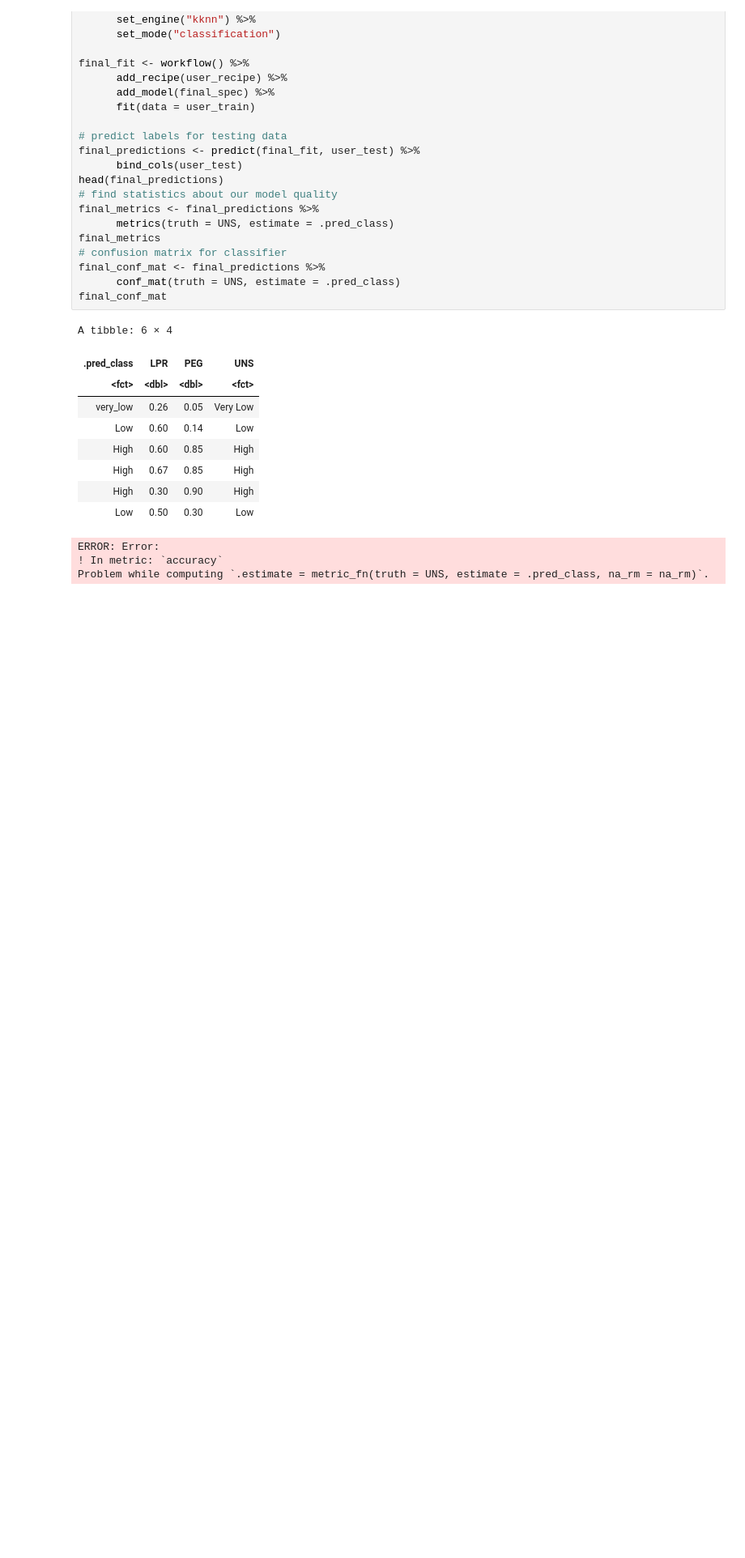
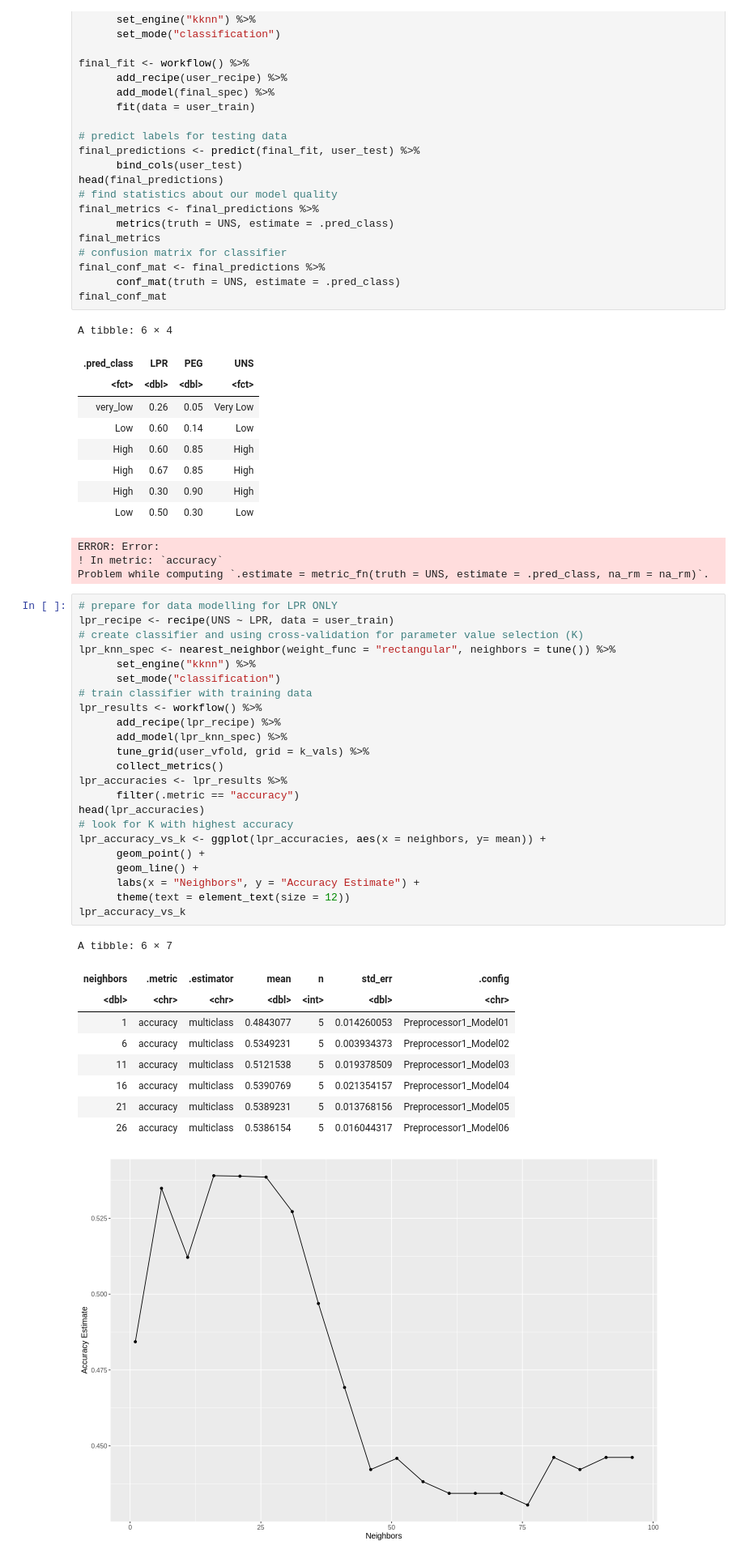
Before and after one commit to janicechn/project-005-25, a Jupyter notebook: term-project.ipynb, the cells around one changed output. Shown at 81% size. Drawn from its saved outputs; the diff is of its cells as text; blank space fills up the shorter version.

Commit message:
added 2 other models

```diff
--- a/term-project.ipynb
+++ b/term-project.ipynb
@@ -144,3 +144,37 @@ A tibble: 6 × 4
 ERROR: Error:
 ! In metric: `accuracy`
 Problem while computing `.estimate = metric_fn(truth = UNS, estimate = .pred_class, na_rm = na_rm)`.
+# %%
+# prepare for data modelling for LPR ONLY
+lpr_recipe <- recipe(UNS ~ LPR, data = user_train)
+# create classifier and using cross-validation for parameter value selection (K)
+lpr_knn_spec <- nearest_neighbor(weight_func = "rectangular", neighbors = tune()) %>%
+      set_engine("kknn") %>%
+      set_mode("classification")
+# train classifier with training data
+lpr_results <- workflow() %>%
+      add_recipe(lpr_recipe) %>%
+      add_model(lpr_knn_spec) %>%
+      tune_grid(user_vfold, grid = k_vals) %>%
+      collect_metrics()
+lpr_accuracies <- lpr_results %>%
+      filter(.metric == "accuracy")
+head(lpr_accuracies)
+# look for K with highest accuracy
+lpr_accuracy_vs_k <- ggplot(lpr_accuracies, aes(x = neighbors, y= mean)) +
+      geom_point() +
+      geom_line() +
+      labs(x = "Neighbors", y = "Accuracy Estimate") +
+      theme(text = element_text(size = 12))
+lpr_accuracy_vs_k
+# %% [output]
+A tibble: 6 × 7
+| neighbors | .metric | .estimator | mean | n | std_err | .config |
+| <dbl> | <chr> | <chr> | <dbl> | <int> | <dbl> | <chr> |
+| 1 | accuracy | multiclass | 0.4843077 | 5 | 0.014260053 | Preprocessor1_Model01 |
+| 6 | accuracy | multiclass | 0.5349231 | 5 | 0.003934373 | Preprocessor1_Model02 |
+| 11 | accuracy | multiclass | 0.5121538 | 5 | 0.019378509 | Preprocessor1_Model03 |
+| 16 | accuracy | multiclass | 0.5390769 | 5 | 0.021354157 | Preprocessor1_Model04 |
+| 21 | accuracy | multiclass | 0.5389231 | 5 | 0.013768156 | Preprocessor1_Model05 |
+| 26 | accuracy | multiclass | 0.5386154 | 5 | 0.016044317 | Preprocessor1_Model06 |
+[figure, added]
```
Also changed, not shown: parts of 4 cells of this notebook.
